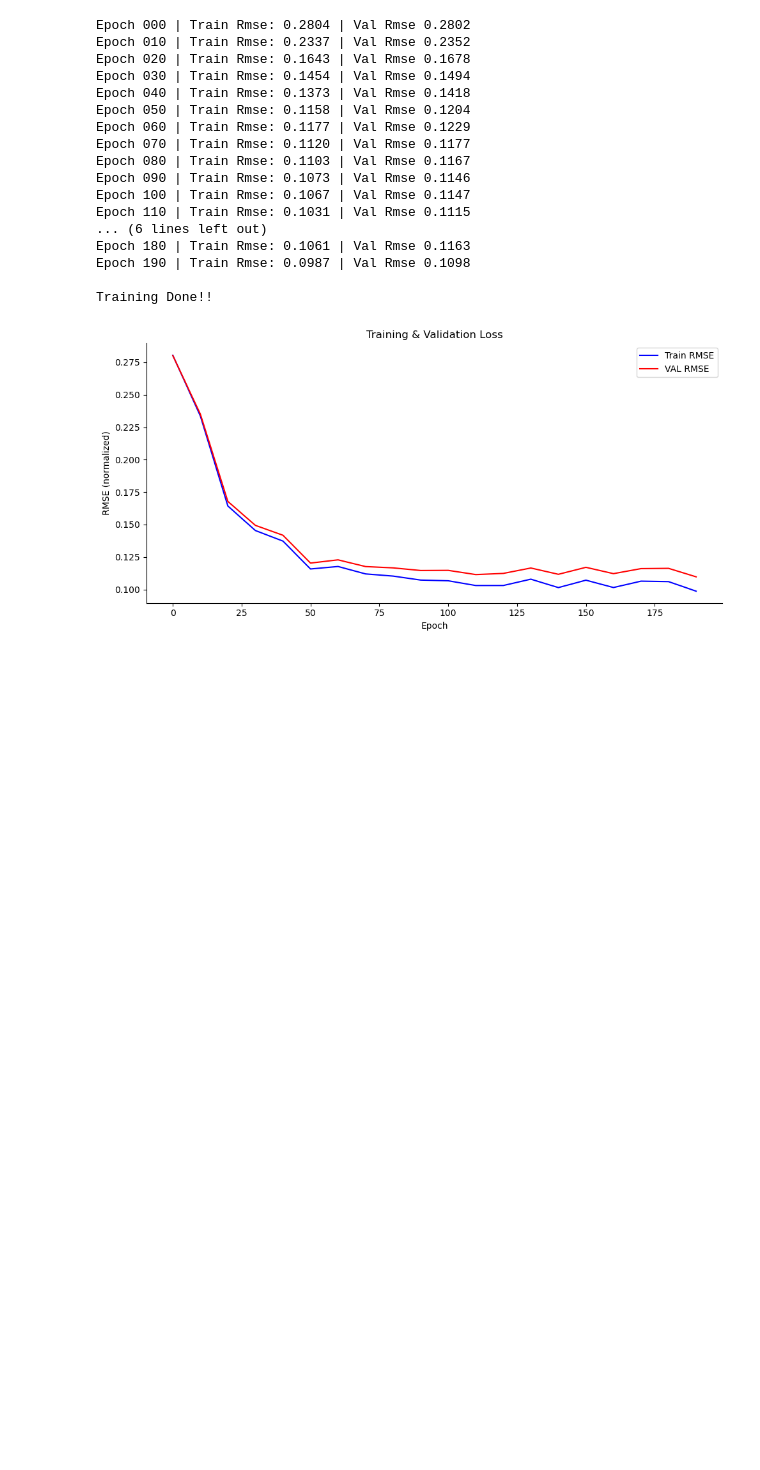
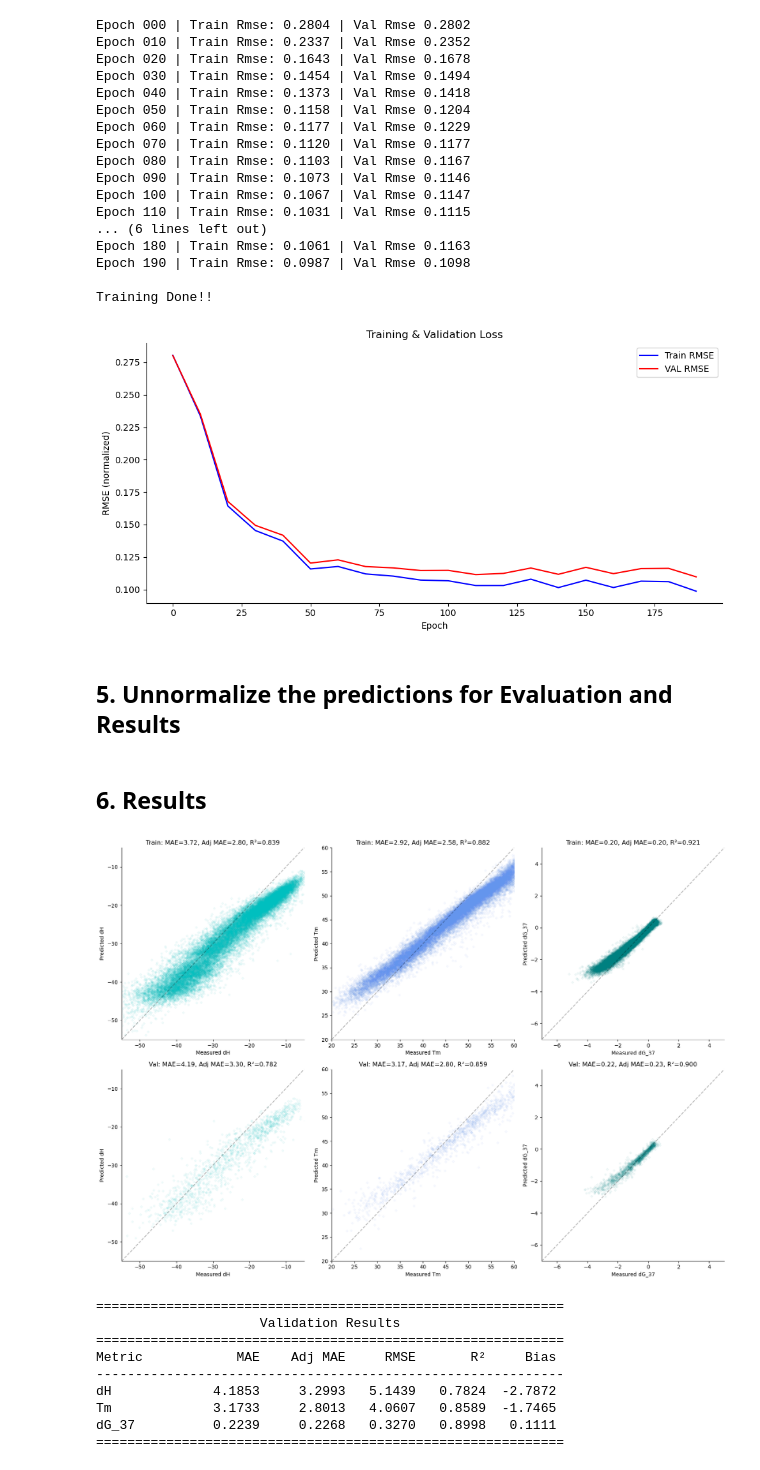
Before and after one commit to Rav7an/nnn_paper, a Jupyter notebook: GNN_for_dna.ipynb, the cells around one changed output. Saved outputs shown, nothing was run; the diff lists cells and outputs as text; code cells hidden in the pictures; blank space fills up the shorter version.

```diff
--- a/GNN_for_dna.ipynb
+++ b/GNN_for_dna.ipynb
@@ -609,3 +545,5 @@ wandb.log({'loss_curves': wandb.Image(fig)})
 plt.show()
 # %% [output]
 [figure]
+# %% [markdown]
+## 5. Unnormalize the predictions for Evaluation and Results
@@ -611,0 +584,78 @@ plt.show()
+# %% [markdown]
+## 6. Results
+# %%
+# ---- Truth vs Predicted scatter plots ----
+from sklearn.metrics import r2_score
+
+def plot_scatter(y, pred, ax, param_name, title, color, lim):
+    """Plot measured vs predicted scatter with MAE, Adjusted MAE, R²."""
+    mask = ~np.isnan(y)
+    y, pred = y[mask], pred[mask]
+
+    rmse = np.sqrt(np.mean((y - pred)**2))
+    mae = np.mean(np.abs(y - pred))
+    r2 = r2_score(y, pred)
+
+    # Adjusted MAE: remove mean bias, then compute MAE
+    bias = np.mean(pred) - np.mean(y)
+    pred_adj = pred - bias
+    mae_adj = np.mean(np.abs(y - pred_adj))
+
+    ax.scatter(y, pred, c=color, marker='D', alpha=0.05, s=10)
+    ax.plot(lim, lim, 'k--', alpha=0.3)
+    ax.set_xlim(lim); ax.set_ylim(lim)
+    ax.set_xlabel(f'Measured {param_name}')
+    ax.set_ylabel(f'Predicted {param_name}')
+    ax.set_title(f'{title}: MAE={mae:.2f}, Adj MAE={mae_adj:.2f}, R²={r2:.3f}')
+    return dict(rmse=rmse, mae=mae, mae_adj=mae_adj, r2=r2, bias=bias)
+
+
+fig, axes = plt.subplots(2, 3, figsize=(17, 12))
+
+# Train plots
+plot_scatter(train_y[:, 0], train_pred[:, 0], axes[0, 0], 'dH', 'Train', 'c', [-55, -5])
+plot_scatter(train_y[:, 1], train_pred[:, 1], axes[0, 1], 'Tm', 'Train', 'cornflowerblue', [20, 60])
+train_dG = calc_dG37(train_y[:, 0], train_y[:, 1])
+train_dG_pred = calc_dG37(train_pred[:, 0], train_pred[:, 1])
+plot_scatter(train_dG, train_dG_pred, axes[0, 2], 'dG_37', 'Train', 'teal', [-7, 5])
+
+# Validation plots
+dH_metrics = plot_scatter(val_y[:, 0], val_pred[:, 0], axes[1, 0], 'dH', 'Val', 'c', [-55, -5])
+Tm_metrics = plot_scatter(val_y[:, 1], val_pred[:, 1], axes[1, 1], 'Tm', 'Val', 'cornflowerblue', [20, 60])
+val_dG = calc_dG37(val_y[:, 0], val_y[:, 1])
+val_dG_pred = calc_dG37(val_pred[:, 0], val_pred[:, 1])
+dG_metrics = plot_scatter(val_dG, val_dG_pred, axes[1, 2], 'dG_37', 'Val', 'teal', [-7, 5])
+
+sns.despine()
+plt.tight_layout()
+wandb.log({'results': wandb.Image(fig)})
+plt.show()
+
+# Print all metrics
+print(f'\n{"="*60}')
+print(f'{"Validation Results":^60}')
+print(f'{"="*60}')
+print(f'{"Metric":<12} {"MAE":>8} {"Adj MAE":>10} {"RMSE":>8} {"R²":>8} {"Bias":>8}')
+print(f'{"-"*60}')
+for name, m in [('dH', dH_metrics), ('Tm', Tm_metrics), ('dG_37', dG_metrics)]:
+    print(f'{name:<12} {m["mae"]:>8.4f} {m["mae_adj"]:>10.4f} {m["rmse"]:>8.4f} {m["r2"]:>8.4f} {m["bias"]:>8.4f}')
+print(f'{"="*60}')
+
+# # Log to wandb
+# wandb.run.summary.update({
+#     'dH_mae': dH_metrics['mae'], 'dH_mae_adj': dH_metrics['mae_adj'], 'dH_r2': dH_metrics['r2'], 'dH_rmse': dH_metrics['rmse'],
+#     'Tm_mae': Tm_metrics['mae'], 'Tm_mae_adj': Tm_metrics['mae_adj'], 'Tm_r2': Tm_metrics['r2'], 'Tm_rmse': Tm_metrics['rmse'],
+#     'dG_37_mae': dG_metrics['mae'], 'dG_37_mae_adj': dG_metrics['mae_adj'], 'dG_37_r2': dG_metrics['r2'], 'dG_37_rmse': dG_metrics['rmse'],
+#     'n_parameters': n_params,
+# })
+# %% [output]
+[figure, added]
+============================================================
+                     Validation Results
+============================================================
+Metric            MAE    Adj MAE     RMSE       R²     Bias
+------------------------------------------------------------
+dH             4.1853     3.2993   5.1439   0.7824  -2.7872
+Tm             3.1733     2.8013   4.0607   0.8589  -1.7465
+dG_37          0.2239     0.2268   0.3270   0.8998   0.1111
+============================================================
```
Also changed, not shown: parts of 9 cells of this notebook, 1 other file.
